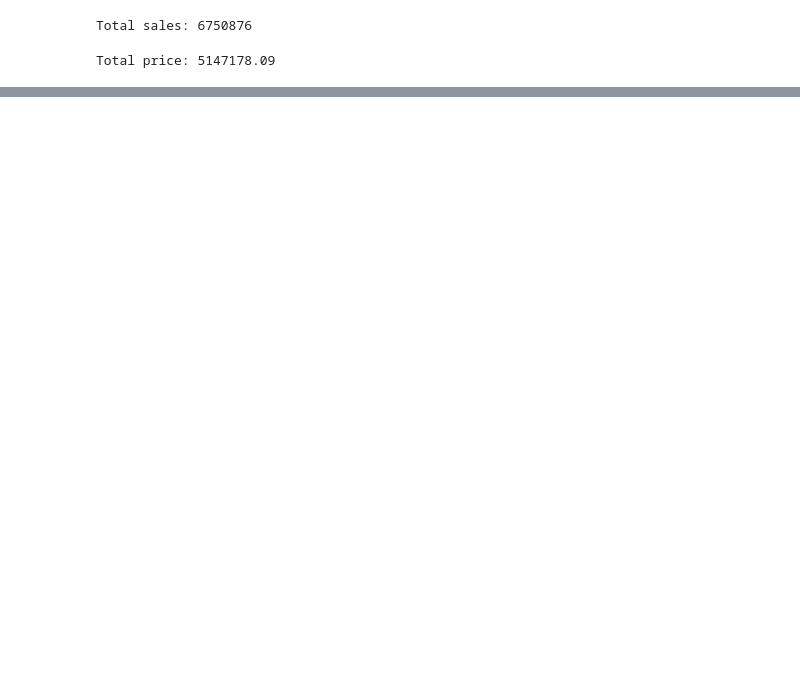
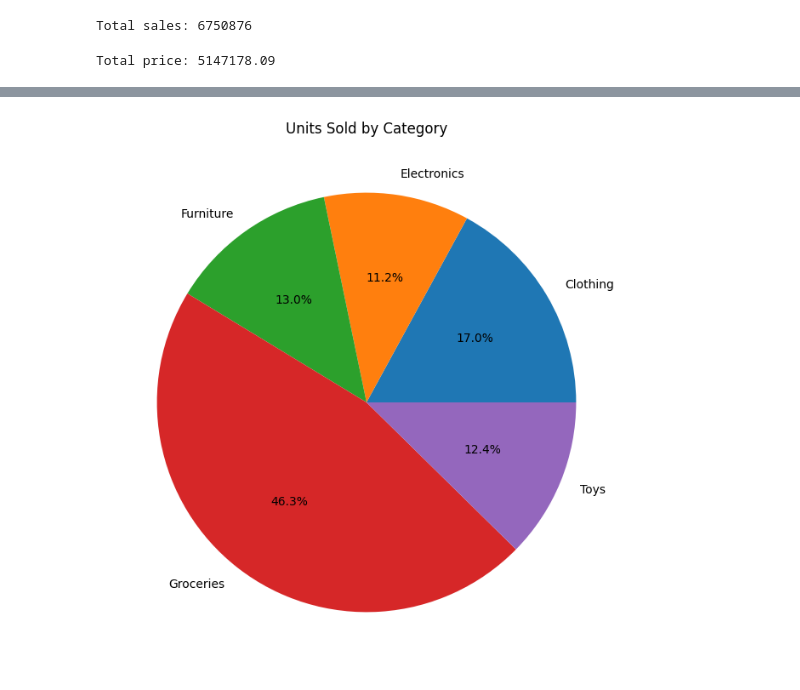
Before and after one commit to sachinkumarjangi/taco-sales, a Jupyter notebook: feature_engineering.ipynb, the cells around one changed output, grey strips where cells are left out. Cells and saved outputs as stored; diff of their text form; code cells hidden in the pictures; blank space fills up the shorter version.

```diff
--- a/feature_engineering.ipynb
+++ b/feature_engineering.ipynb
@@ -74,0 +86,9 @@ plt.show()
+# %%
+category_sales = Data.groupby('Category')['Units Sold'].sum()
+plt.figure(figsize=(8, 8)) # Adjust figure size
+category_sales.plot(kind='pie', autopct='%1.1f%%') # Use kind='pie' and autopct for percentages
+plt.title('Units Sold by Category') # Correct title
+plt.ylabel('') # Remove default y-label
+plt.show()
+# %% [output]
+[figure, added]
```
Also changed, not shown: parts of 4 cells of this notebook.
